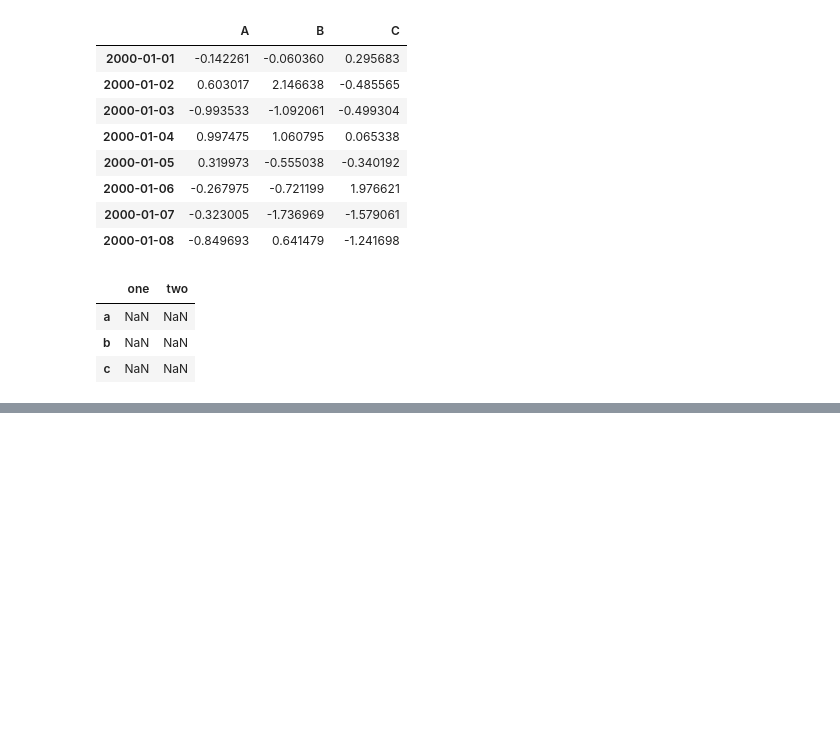
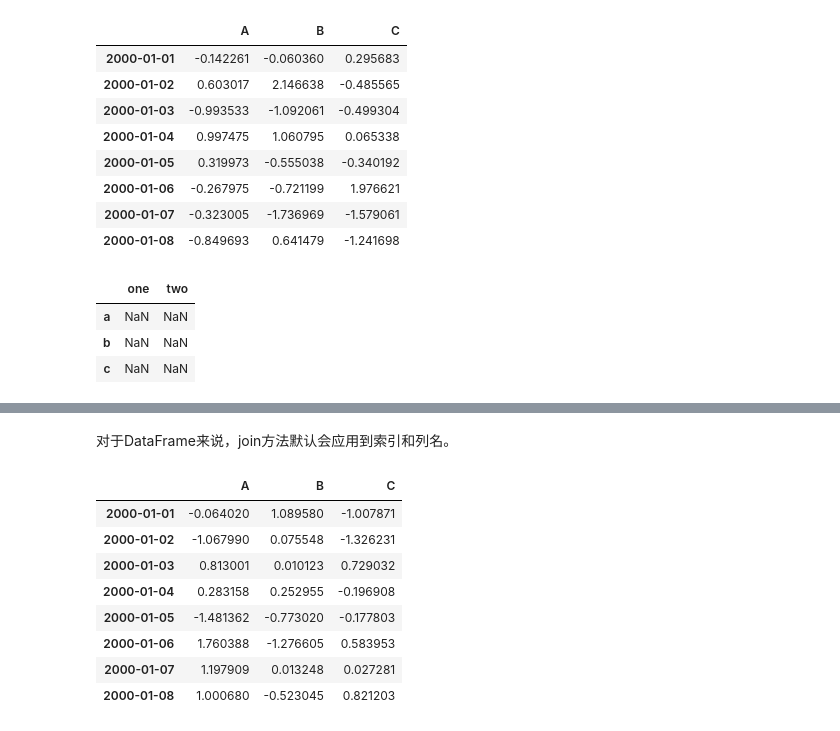
Before and after one commit to slofast/pandas-doc-zh, a Jupyter notebook: 数据结构的内置方法-Essential Basic Functionality.ipynb, the cells around one changed output, grey strips where cells are left out. Saved outputs shown, nothing was run; the diff lists cells and outputs as text; code cells hidden in the pictures; blank space fills up the shorter version.

```diff
--- a/数据结构的内置方法-Essential Basic Functionality.ipynb
+++ b/数据结构的内置方法-Essential Basic Functionality.ipynb
@@ -1265,0 +1321,14 @@ df.reindex_like(df2)
+# %% [markdown]
+对于DataFrame来说，join方法默认会应用到索引和列名。
+# %%
+df
+# %% [output]
+|  | A | B | C |
+| 2000-01-01 | -0.064020 | 1.089580 | -1.007871 |
+| 2000-01-02 | -1.067990 | 0.075548 | -1.326231 |
+| 2000-01-03 | 0.813001 | 0.010123 | 0.729032 |
+| 2000-01-04 | 0.283158 | 0.252955 | -0.196908 |
+| 2000-01-05 | -1.481362 | -0.773020 | -0.177803 |
+| 2000-01-06 | 1.760388 | -1.276605 | 0.583953 |
+| 2000-01-07 | 1.197909 | 0.013248 | 0.027281 |
+| 2000-01-08 | 1.000680 | -0.523045 | 0.821203 |
```
Also changed, not shown: parts of 55 cells of this notebook.
